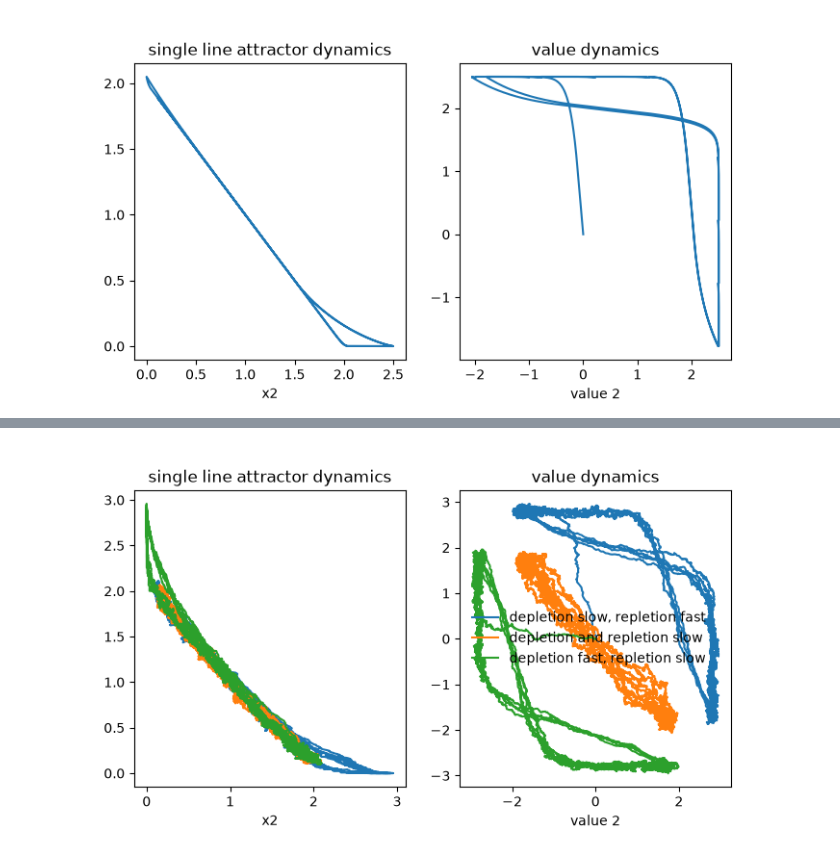
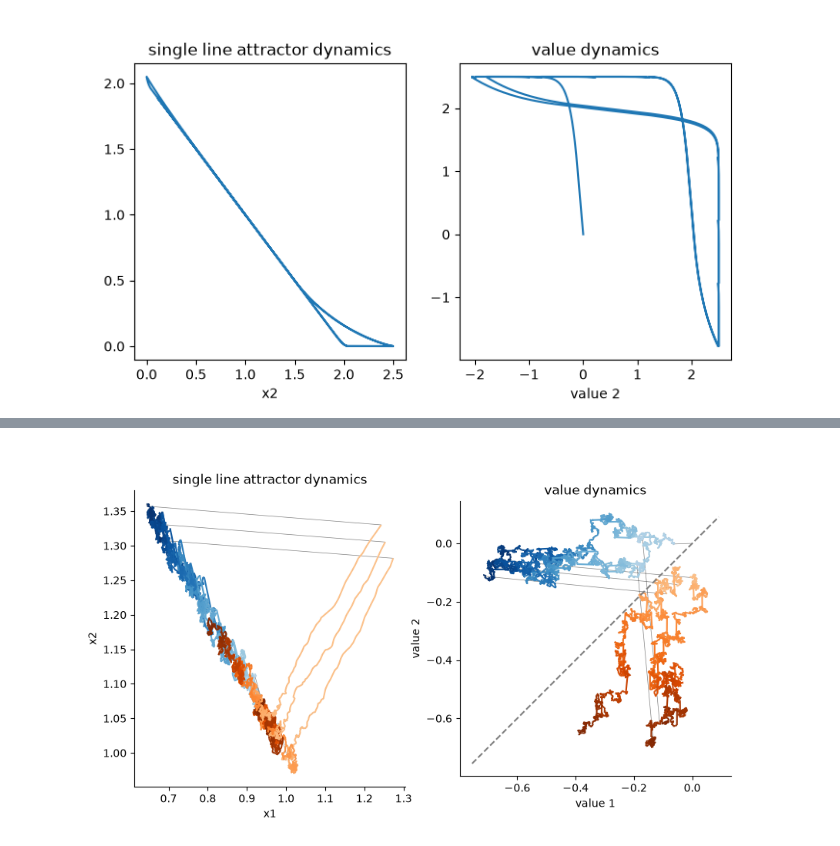
Before and after one commit to wj2/value-navigation, a Jupyter notebook: line-attractors.ipynb, the cells around one changed output, grey strips where cells are left out. Cells and saved outputs as stored; diff of their text form; code cells hidden in the pictures.

```diff
--- a/line-attractors.ipynb
+++ b/line-attractors.ipynb
@@ -151,0 +148,2 @@ plt.show()
+# %%
+fwid = 5
@@ -152,17 +152,21 @@ plt.show()
 # %%
 reload(vnl)
 
 # Explore qualitatively before for different depletion-repletion choices
+r = 30
 dr_pairs = (
-    (.1, .8), # correct-ish params
-    (.1, .1), # naive params?
-    (.8, .1), # just wrong!
+    (2,  r), # correct-ish params
+    # (.1, .1), # naive params?
+    # (r, .1), # just wrong!
 )
 labels = ("depletion slow, repletion fast", "depletion and repletion slow", "depletion fast, repletion slow")
 f, axs = plt.subplots(1, 2, figsize=(fwid * 2, fwid))
 for i, (depletion, repletion) in enumerate(dr_pairs):
-    traj, _ = vnl.simulate_multiline(depletion, repletion)
-    vnl.plot_multiline(traj, axs=axs, label=labels[i])
+    traj, _, occup = vnl.simulate_multiline(depletion, repletion, noise_std=.1, integ_time=12000)
+    vnl.plot_multiline(traj, occup, axs=axs, label=labels[i])
+xl = axs[-1].get_xlim()
+axs[-1].plot(xl, xl, ls="dashed")
+# f.savefig("eg_dynamics.pdf")
 plt.show()
 # %% [output]
-[figure, old version]
+[figure, new version]
```
Also changed, not shown: parts of 10 cells of this notebook, 1 other file.
